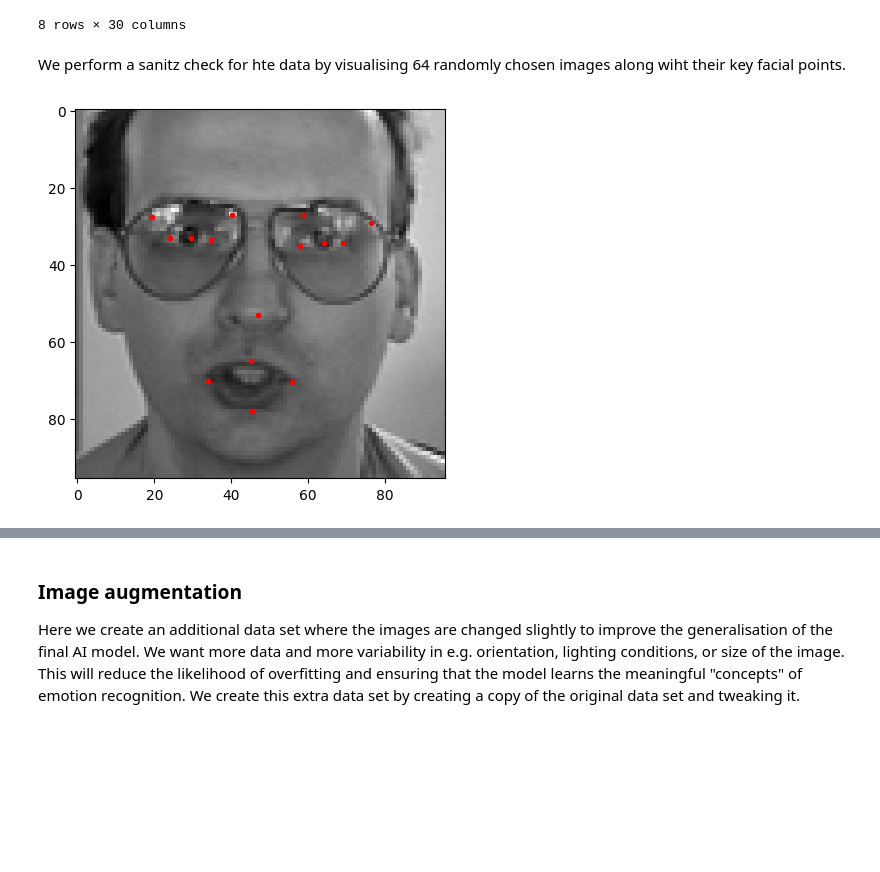
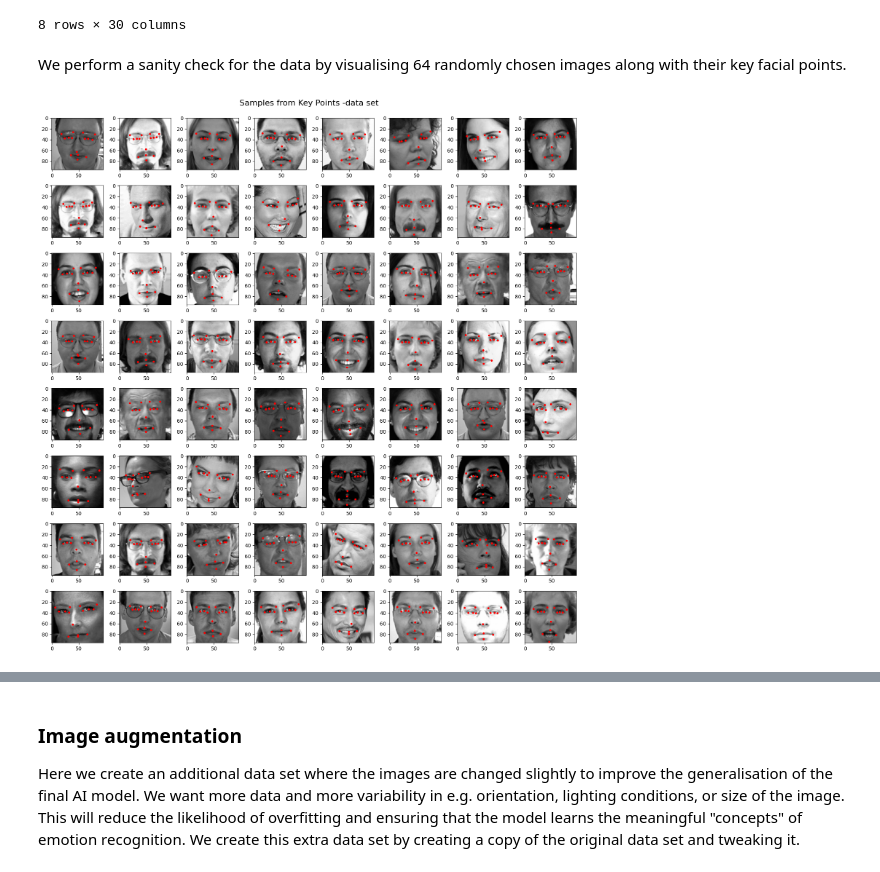
Before and after one commit to KaisuH/Emotion-AI, a Jupyter notebook: Emotion_AI.ipynb, the cells around one changed output, grey strips where cells are left out. Saved outputs shown, nothing was run; the diff lists cells and outputs as text; code cells hidden in the pictures; blank space fills up the shorter version.

```diff
--- a/Emotion_AI.ipynb
+++ b/Emotion_AI.ipynb
@@ -139,15 +120,34 @@ key_points_df.describe()
 | max | 78.013082 | 46.132421 | 42.495172 | 45.980981 | 69.023030 | ... |
 8 rows × 30 columns
 # %% [markdown]
-We perform a sanitz check for hte data by visualising 64 randomly chosen images along wiht their key facial points.
+We perform a sanity check for the data by visualising 64 randomly chosen images along with their key facial points.
 # %%
-# A sample of the image data
-i=6
-col_num=len(key_points_df.columns)
-plt.imshow(key_points_df['Image'][i],cmap='grey')
-#generate a sequence of numbers starting from 1, going up to (but not including) 31, increasing by two at each step
-for j in range(1,col_num,2):
-  #Use .iloc for positional indexing
-  plt.plot(key_points_df.iloc[i,j-1],key_points_df.iloc[i,j],marker='.', color='r')
+# Looking at the images
+
+# Create a 4x4 grid of subplots
+fig, axes = plt.subplots(nrows=8, ncols=8, figsize=(15, 15))  # Adjust figsize as needed
+# Flatten the axes array for easy iteration
+axes = axes.flatten()
+for i in range(64):
+  img_number=np.random.randint(0, 2139)
+  ax = axes[i]
+  ax.imshow(key_points_df['Image'][img_number],cmap='grey')
+  #generate a sequence of numbers starting from 1, going up to (but not including) 31, increasing by two at each step
+  for j in range(1,col_num,2):
+    #Use .iloc for positional indexing
+    ax.plot(key_points_df.iloc[img_number,j-1],key_points_df.iloc[img_number,j],marker='.', color='r')
+
+# If there are any unused subplots, hide them
+for j in range(64, len(axes)):
+    fig.delaxes(axes[j])
+
+# Adjust layout to prevent overlap
+plt.tight_layout()
+
+# Optional: Add a main title for the entire figure
+fig.suptitle('Samples from Key Points -data set', fontsize=16, y=1.02)  # y parameter adjusts the title position
+
+# Display the plots
+plt.show()
 # %% [output]
-[figure, old version]
+[figure, new version]
```
Also changed, not shown: parts of 6 cells of this notebook.
